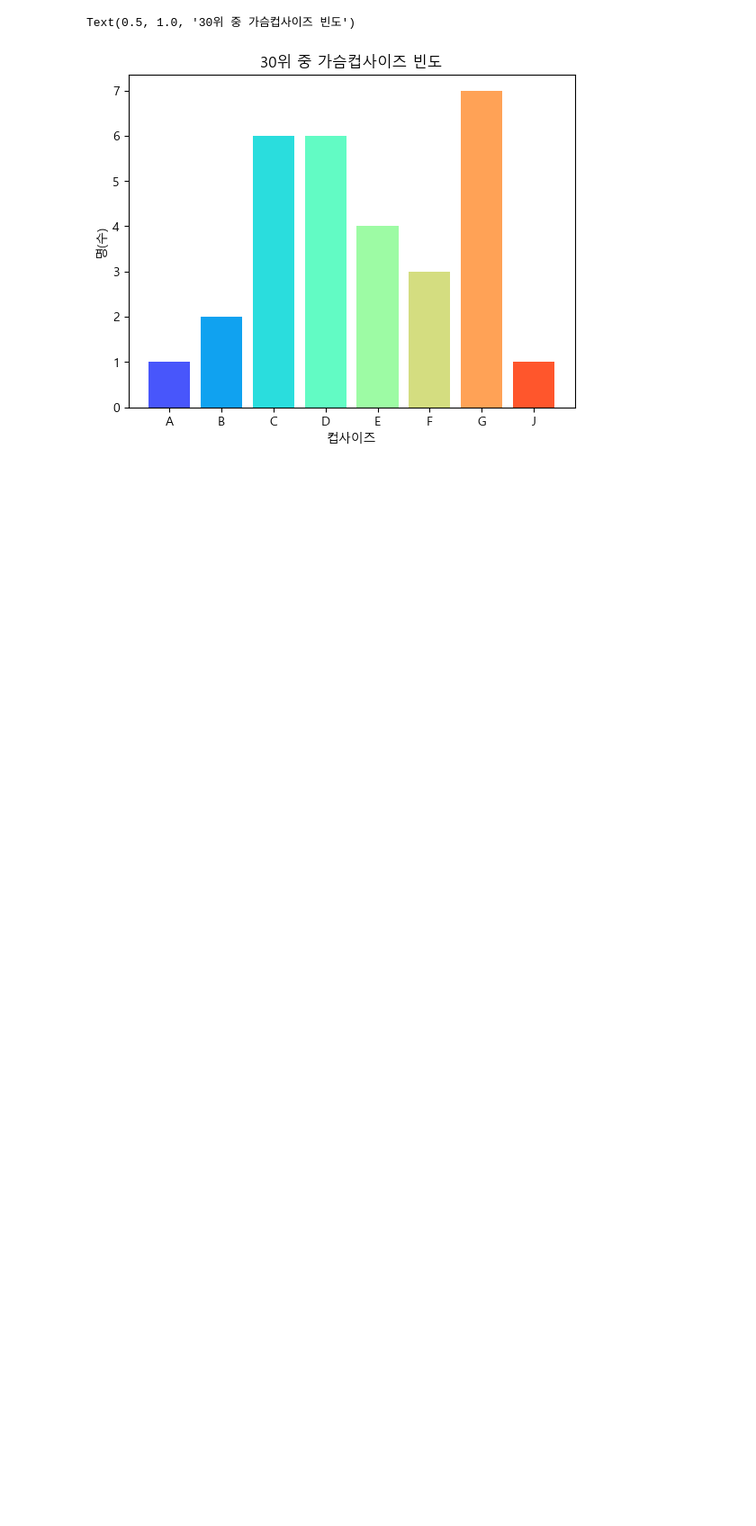
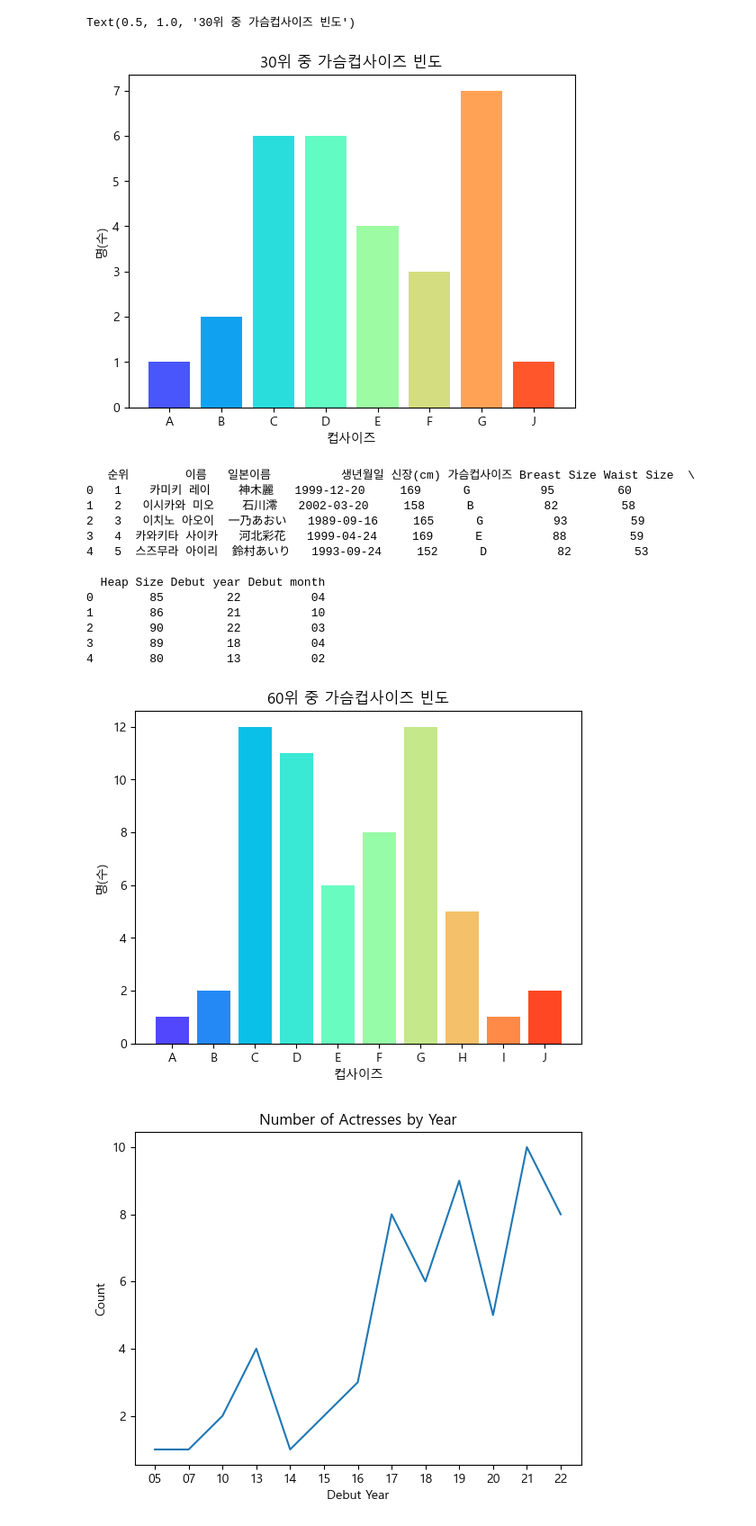
Before and after one commit to jwjb1020/jwj_python, a Jupyter notebook: 웹스크래핑,크롤링/webscraping,croling.ipynb, the cells around one changed output. Shown at 90% size. Saved outputs shown, nothing was run; the diff lists cells and outputs as text; code cells hidden in the pictures; blank space fills up the shorter version.

```diff
--- a/웹스크래핑,크롤링/webscraping,croling.ipynb
+++ b/웹스크래핑,크롤링/webscraping,croling.ipynb
@@ -363,3 +363,76 @@ dtypes: int64(1), object(10)
 memory usage: 2.7+ KB
 Text(0.5, 1.0, '30위 중 가슴컵사이즈 빈도')
 [figure]
+# %%
+import pandas as pd
+import re
+import matplotlib.pyplot as plt
+import seaborn as sns
+
+plt.rcParams['font.family'] = 'Malgun Gothic' #글꼴 안깨지게 하는 함수
+
+df = pd.read_csv('avActress_info2.csv', encoding='utf-8')
+
+df.insert(0,"순위",range(1,len(df)+1),1)
+df["생년월일"] = df["생년월일"].str.split("(").str[0]
+df["생년월일"] = df["생년월일"].str.split(":").str[1]
+
+df["신장(cm)"] = df["신장(cm)"].str.split(":").str[1].str.split(" ").str[1]
+df["사이즈"] =df["사이즈"].str.split(":").str[1].str.split("/")
+
+
+df["가슴컵사이즈"] = df["가슴사이즈"].str.split(":").str[1].str.strip().str.split(" ").str[0]
+df["데뷔일"] = df["데뷔일"].str.split(":").str[1].str.findall(r"\d+")
+
+df["Breast Size"] = df["사이즈"].apply(lambda x: re.findall(r"\d+", x[0])[0])
+df["Waist Size"] = df["사이즈"].apply(lambda x: re.findall(r"\d+",x[1])[0])
+df["Heap Size"] = df["사이즈"].apply(lambda x: re.findall(r"\d+",x[2])[0])
+df["Debut year"] = df["데뷔일"].apply(lambda x: x[0])
+df["Debut month"] = df["데뷔일"].apply(lambda x: x[1])
+df = df.drop(["사이즈","데뷔일","가슴사이즈"], axis=1)
+
+
+#df.info()
+print(df.head())
+
+
+
+cup_size_counts = df["가슴컵사이즈"].value_counts()#사이즈 빈도수 세기
+
+cup_size_Alpabet = cup_size_counts.sort_index()# 알파벳으로 인덱스 정렬
+colors = sns.color_palette("rainbow",len(cup_size_Alpabet)) # 그래프 색상-> seaborn사용
+plt.bar(cup_size_Alpabet.index,cup_size_Alpabet.values,color=colors)#파라미터 ,x,y, color
+plt.xlabel("컵사이즈")
+plt.ylabel("명(수)")
+
+plt.title("60위 중 가슴컵사이즈 빈도")
+
+
+
+# Count the number of actresses per year
+year_counts = df["Debut year"].value_counts().sort_index()
+
+# Plot the data
+plt.figure()#figsize=(12, 6) <- 이걸 안에다 넣으면 사이즈 크기 / 그냥은 보여주는 페이지 2개
+plt.plot(year_counts.index, year_counts.values)
+plt.xlabel("Debut Year")
+plt.ylabel("Count")
+plt.title("Number of Actresses by Year")
+#plt.xticks(rotation=45)
+plt.show()
+# %% [output]
+   순위        이름   일본이름          생년월일 신장(cm) 가슴컵사이즈 Breast Size Waist Size  \
+0   1    카미키 레이    神木麗   1999-12-20     169      G          95         60
+1   2   이시카와 미오    石川澪   2002-03-20     158      B          82         58
+2   3   이치노 아오이  一乃あおい   1989-09-16     165      G          93         59
+3   4  카와키타 사이카   河北彩花   1999-04-24     169      E          88         59
+4   5  스즈무라 아이리  鈴村あいり   1993-09-24     152      D          82         53
+
+  Heap Size Debut year Debut month
+0        85         22          04
+1        86         21          10
+2        90         22          03
+3        89         18          04
+4        80         13          02
+[figure, added]
+[figure, added]
```
Also changed, not shown: parts of 2 cells of this notebook, 18 other files.
